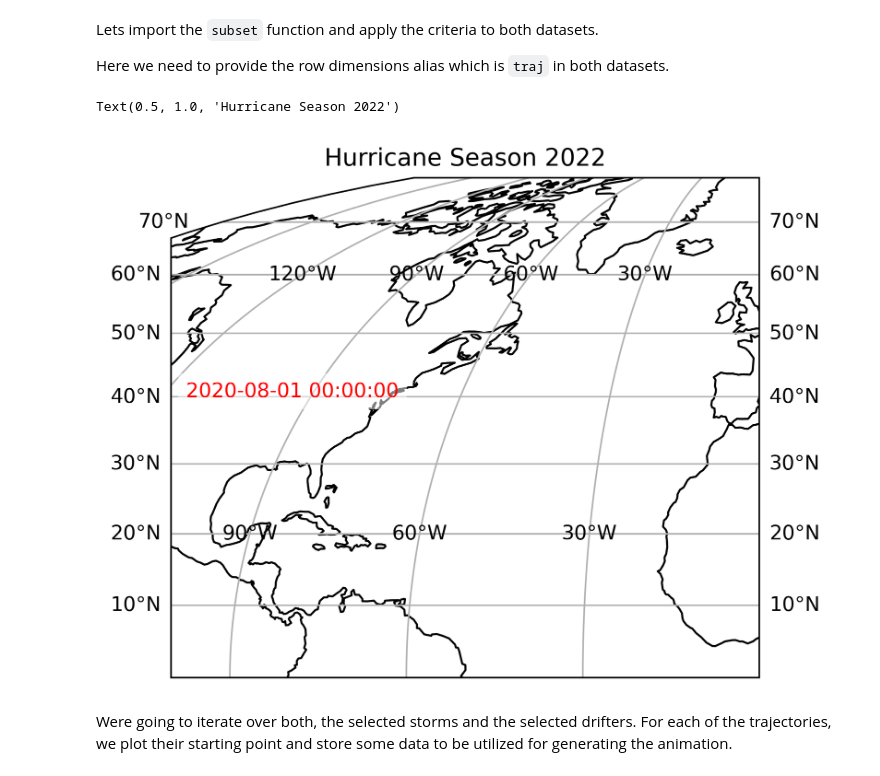
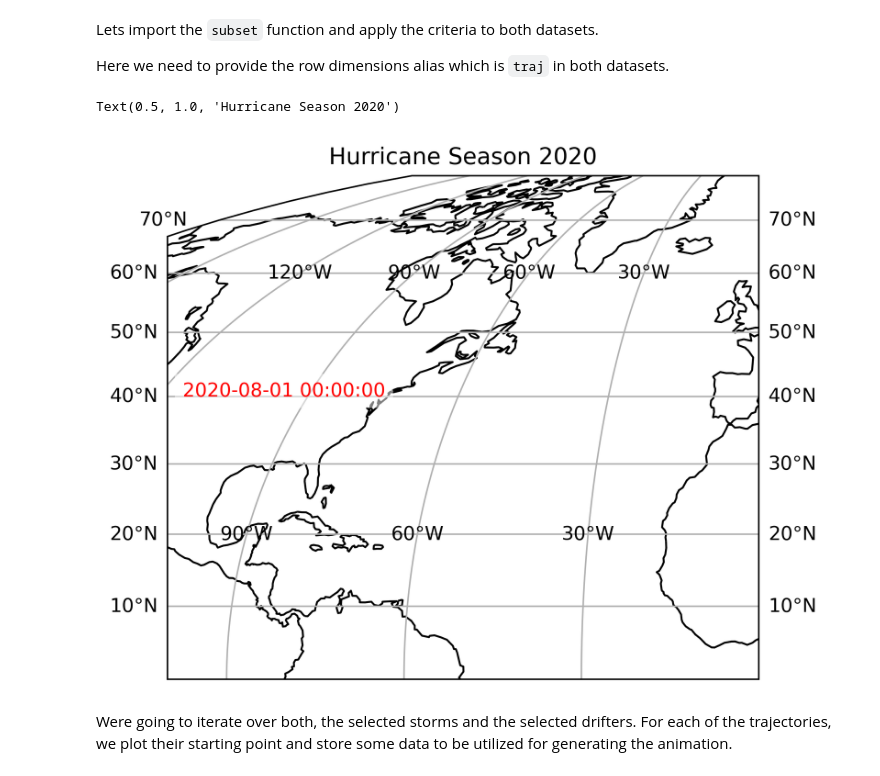
Before and after one commit to Cloud-Drift/hurdat2-get-started, a Jupyter notebook: hurdat2_drifter_trajectory_plots.ipynb, the cells around one changed output. Saved outputs shown, nothing was run; the diff lists cells and outputs as text; code cells hidden in the pictures.

```diff
--- a/hurdat2_drifter_trajectory_plots.ipynb
+++ b/hurdat2_drifter_trajectory_plots.ipynb
@@ -95,26 +97,26 @@ matching_drifters = sel(drifter_ra, criteria)
 # %%
 import cartopy.crs as ccrs  # cartopy for projecting our dataset onto different map projections
 import matplotlib.pyplot as plt # is an standard plotting library
 import matplotlib.animation as animation
 
 
 DPI = 384
 fig = plt.figure(figsize=(7.75, 4.75), dpi=DPI)
 
 ax = fig.add_subplot(1, 1, 1, projection=ccrs.Mollweide())
 ax.set_extent([-100, 0, 0, 80], crs=ccrs.PlateCarree())
 ax.coastlines()
 ax.gridlines(draw_labels=True)
 datetime_label = ax.text(-115, 40, start_dt.strftime('%Y-%m-%d %H:%M:%S'),
     fontsize=10,
     color="red",
     transform=ccrs.PlateCarree(),
     bbox=dict(facecolor="white", alpha=0.5, edgecolor="none")
 )
-ax.set_title("Hurricane Season 2022")
+ax.set_title("Hurricane Season 2020")
 # %% [output]
-Text(0.5, 1.0, 'Hurricane Season 2022')
+Text(0.5, 1.0, 'Hurricane Season 2020')
-[figure, old version]
+[figure, new version]
 # %% [markdown]
 Were going to iterate over both, the selected storms and the selected drifters. For each of the trajectories, we plot their starting point and store some data to be utilized for generating the animation.
 # %%
```
Also changed, not shown: parts of 5 cells of this notebook, 1 other file.
